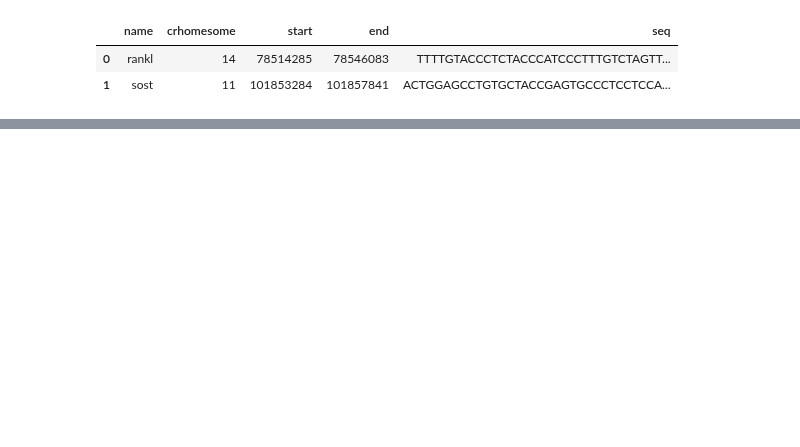
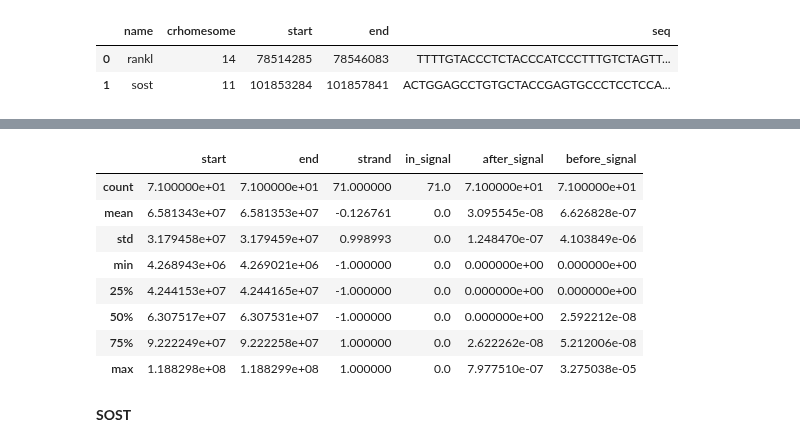
Before and after one commit to uehiratakumu/VScode, a Jupyter notebook: blast_test/matching.ipynb, the cells around one changed output, grey strips where cells are left out. Drawn from its saved outputs; the diff is of its cells as text; code cells hidden in the pictures; blank space fills up the shorter version.

```diff
--- a/blast_test/matching.ipynb
+++ b/blast_test/matching.ipynb
@@ -21,0 +68,5 @@ mRNA["crhomesome"] = mRNA["crhomesome"].astype(str)
+# %%
+df_merge = pd.DataFrame({"ID":df["ensembl_id"].values,"ensembl_gene_name":df["ensembl_gene_name"].values})
+miRNA_rankl = pd.merge(x,df_merge,on="ID",how="left")
+miRNA_rankl["signal_name"] = signal["name"][0]
+display(miRNA_rankl.head())
@@ -22 +80,21 @@ mRNA["crhomesome"] = mRNA["crhomesome"].astype(str)
+# %%
+miRNA_rankl["in_signal"] = 0
+miRNA_rankl["in_signal"][miRNA_rankl["start"] > signal["start"][0]][miRNA_rankl["end"]<signal["end"][0] ] = 1
+miRNA_rankl["after_signal"] = 0
+miRNA_rankl["after_signal"][miRNA_rankl["start"] > signal["end"][0]] = 1/(miRNA_rankl["start"] - signal["end"][0])
+miRNA_rankl["before_signal"] = 0
+miRNA_rankl["before_signal"][miRNA_rankl["end"] < signal["start"][0]] = 1/(signal["start"][0] - miRNA_rankl["end"])
+miRNA_rankl.describe()
+# %% [output]
+|  | start | end | strand | in_signal | after_signal | before_signal |
+| count | 7.100000e+01 | 7.100000e+01 | 71.000000 | 71.0 | 7.100000e+01 | 7.100000e+01 |
+| mean | 6.581343e+07 | 6.581353e+07 | -0.126761 | 0.0 | 3.095545e-08 | 6.626828e-07 |
+| std | 3.179458e+07 | 3.179459e+07 | 0.998993 | 0.0 | 1.248470e-07 | 4.103849e-06 |
+| min | 4.268943e+06 | 4.269021e+06 | -1.000000 | 0.0 | 0.000000e+00 | 0.000000e+00 |
+| 25% | 4.244153e+07 | 4.244165e+07 | -1.000000 | 0.0 | 0.000000e+00 | 0.000000e+00 |
+| 50% | 6.307517e+07 | 6.307531e+07 | -1.000000 | 0.0 | 0.000000e+00 | 2.592212e-08 |
+| 75% | 9.222249e+07 | 9.222258e+07 | 1.000000 | 0.0 | 2.622262e-08 | 5.212006e-08 |
+| max | 1.188298e+08 | 1.188299e+08 | 1.000000 | 0.0 | 7.977510e-07 | 3.275038e-05 |
+# %% [markdown]
+**SOST**
 # %%
```
Also changed, not shown: parts of 15 cells of this notebook, 7 other files.
